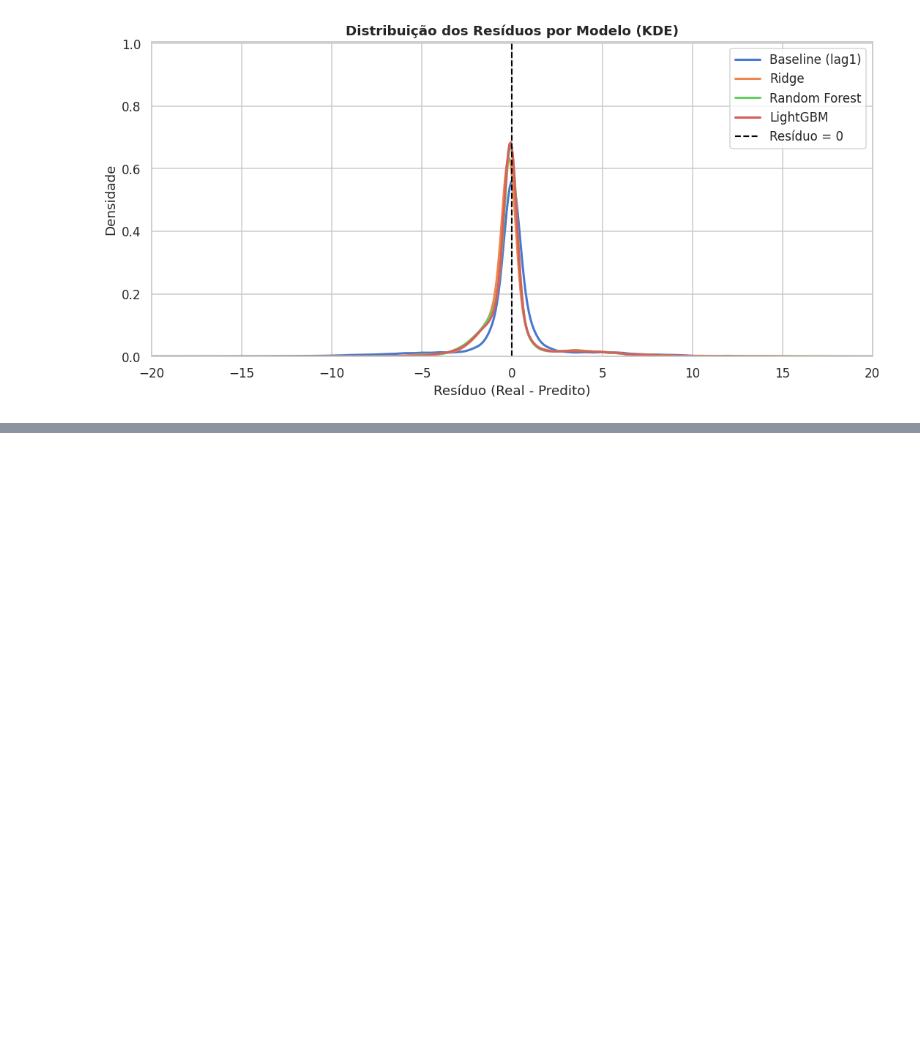
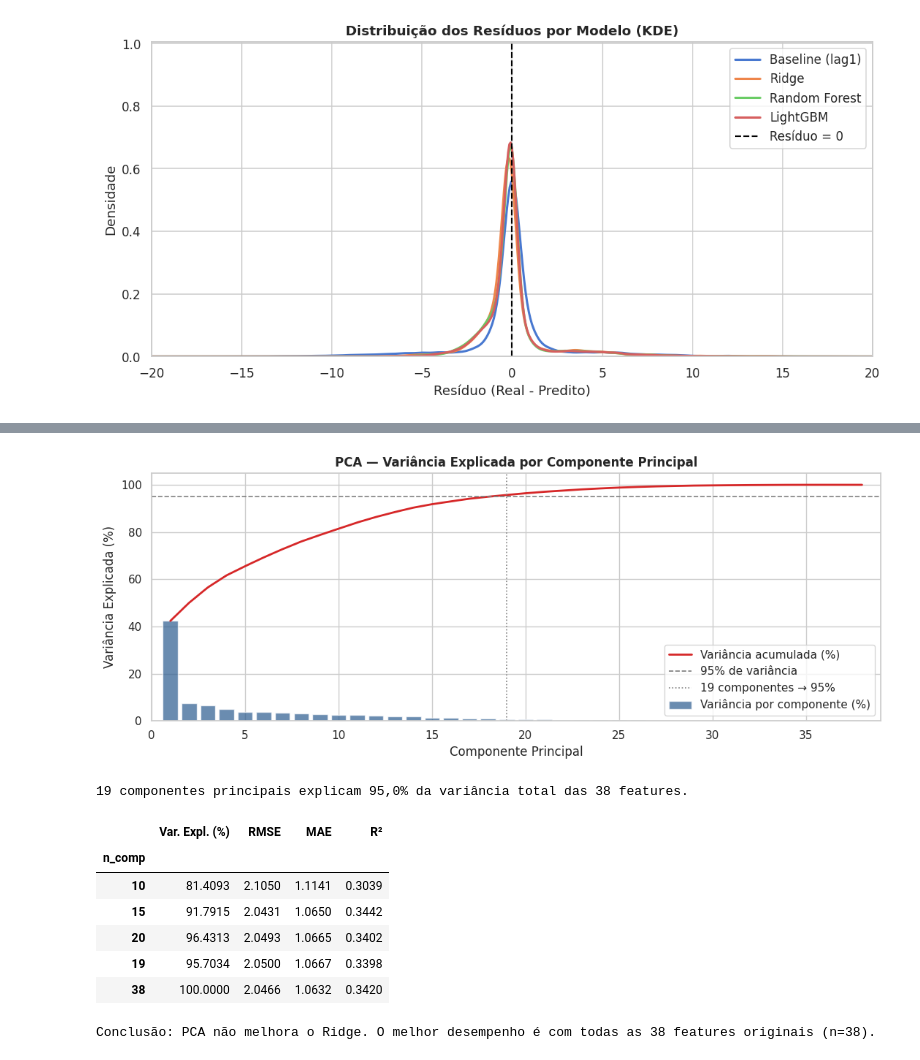
Before and after one commit to danieljmanzano/trab-icd, a Jupyter notebook: projeto_fpl.ipynb, the cells around one changed output, grey strips where cells are left out. Saved outputs shown, nothing was run; the diff lists cells and outputs as text; code cells hidden in the pictures; blank space fills up the shorter version.

```diff
--- a/projeto_fpl.ipynb
+++ b/projeto_fpl.ipynb
@@ -1334,0 +1515,55 @@ plt.show()
+# %%
+scaler = StandardScaler()
+X_tr_sc = scaler.fit_transform(X_train)
+X_te_sc = scaler.transform(X_test)
+
+pca_full = PCA().fit(X_tr_sc)
+cumvar = np.cumsum(pca_full.explained_variance_ratio_)
+n95 = int(np.searchsorted(cumvar, 0.95)) + 1
+
+fig, ax = plt.subplots(figsize=(11, 4.5))
+ax.bar(range(1, len(cumvar)+1), pca_full.explained_variance_ratio_ * 100,
+       color='#2b5c8f', alpha=0.7, label='Variância por componente (%)')
+ax.plot(range(1, len(cumvar)+1), cumvar * 100, color='#d62728',
+        linewidth=2, marker='', label='Variância acumulada (%)')
+ax.axhline(95, color='gray', linestyle='--', linewidth=1.2, label='95% de variância')
+ax.axvline(n95, color='gray', linestyle=':', linewidth=1.2, label=f'{n95} componentes → 95%')
+ax.set_title('PCA — Variância Explicada por Componente Principal', fontsize=12, fontweight='bold')
+ax.set_xlabel('Componente Principal')
+ax.set_ylabel('Variância Explicada (%)')
+ax.set_xlim(0, 39)
+ax.legend()
+plt.tight_layout()
+plt.show()
+print(f'{n95} componentes principais explicam 95,0% da variância total das 38 features.')
+
+# PCA + Ridge para diferentes n_components
+n_comp_values = [10, 15, 20, n95, 38]
+results_pca = []
+for n_comp in n_comp_values:
+    pca = PCA(n_components=n_comp)
+    Xp_tr = pca.fit_transform(X_tr_sc)
+    Xp_te = pca.transform(X_te_sc)
+    ridge = Ridge(alpha=1000)
+    ridge.fit(Xp_tr, y_train)
+    y_pred_r = ridge.predict(Xp_te)
+    rms = root_mean_squared_error(y_test, y_pred_r)
+    r2  = r2_score(y_test, y_pred_r)
+    mae = mean_absolute_error(y_test, y_pred_r)
+    var = pca.explained_variance_ratio_.sum() * 100
+    results_pca.append({'n_comp': n_comp, 'Var. Expl. (%)': var, 'RMSE': rms, 'MAE': mae, 'R²': r2})
+
+df_pca = pd.DataFrame(results_pca).set_index('n_comp')
+display(df_pca.round(4))
+print('\nConclusão: PCA não melhora o Ridge. O melhor desempenho é com todas as 38 features originais (n=38).')
+# %% [output]
+[figure, added]
+19 componentes principais explicam 95,0% da variância total das 38 features.
+|  | Var. Expl. (%) | RMSE | MAE | R² |
+| n_comp |  |  |  |  |
+| 10 | 81.4093 | 2.1050 | 1.1141 | 0.3039 |
+| 15 | 91.7915 | 2.0431 | 1.0650 | 0.3442 |
+| 20 | 96.4313 | 2.0493 | 1.0665 | 0.3402 |
+| 19 | 95.7034 | 2.0500 | 1.0667 | 0.3398 |
+| 38 | 100.0000 | 2.0466 | 1.0632 | 0.3420 |
+Conclusão: PCA não melhora o Ridge. O melhor desempenho é com todas as 38 features originais (n=38).
```
Also changed, not shown: parts of 9 cells of this notebook.
